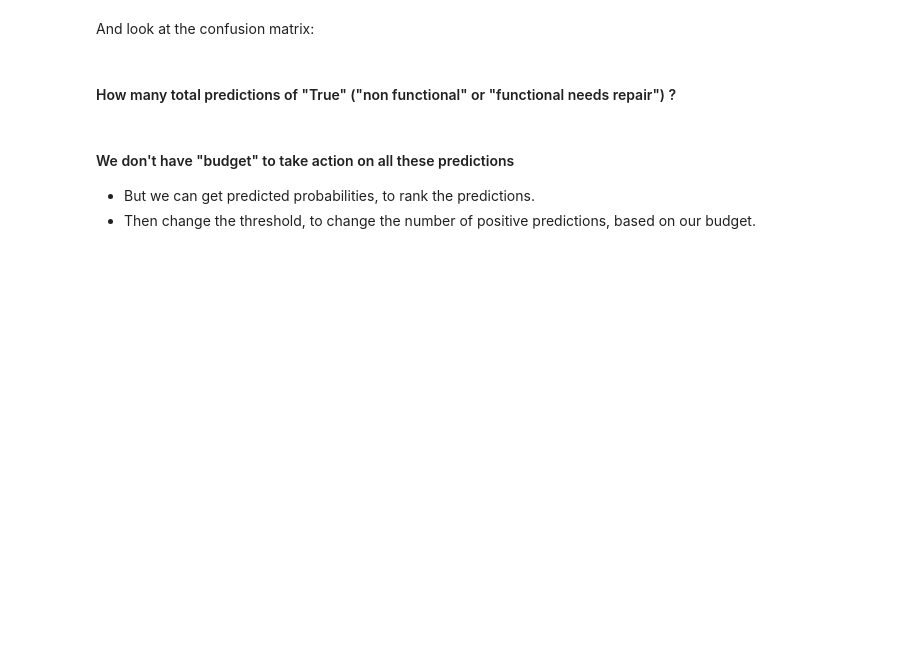
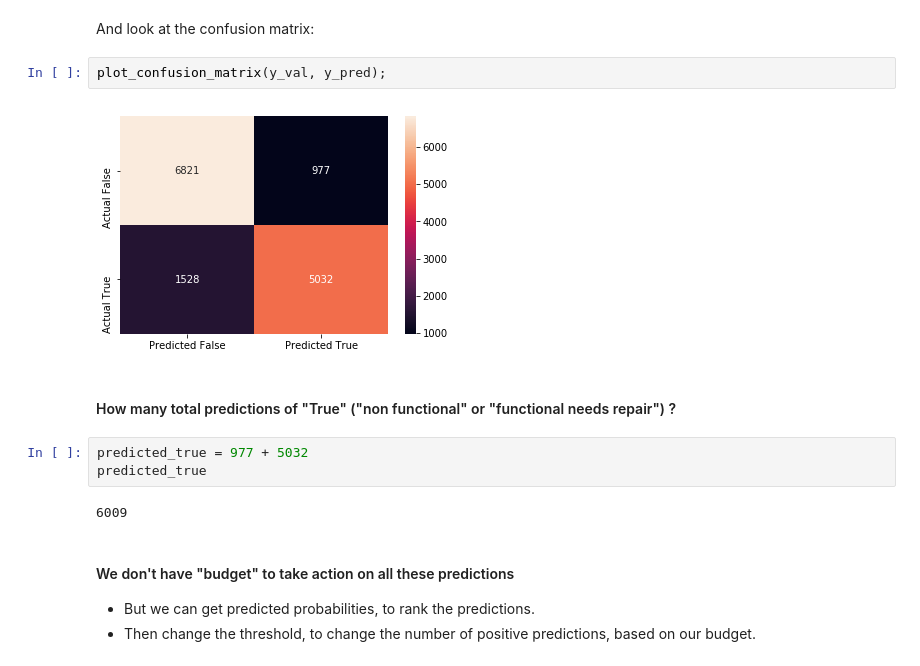
Before and after one commit to JimKing100/DS-Unit-2-Kaggle-Challenge, a Jupyter notebook: module4/Kaggle_Module_4_Actual_Lesson.ipynb, the cells around one changed output. Drawn from its saved outputs; the diff is of its cells as text; blank space fills up the shorter version.

```diff
--- a/module4/Kaggle_Module_4_Actual_Lesson.ipynb
+++ b/module4/Kaggle_Module_4_Actual_Lesson.ipynb
@@ -206,8 +319,17 @@ pipeline.fit(X_train, y_train)
 y_pred = pipeline.predict(X_val)
 # %% [markdown]
 And look at the confusion matrix:
+# %%
+plot_confusion_matrix(y_val, y_pred);
+# %% [output]
+[figure, added]
 # %% [markdown]
 #### How many total predictions of "True" ("non functional" or "functional needs repair") ?
+# %%
+predicted_true = 977 + 5032
+predicted_true
+# %% [output]
+6009
 # %% [markdown]
 #### We don't have "budget" to take action on all these predictions
 
```
Also changed, not shown: parts of 24 cells of this notebook.
